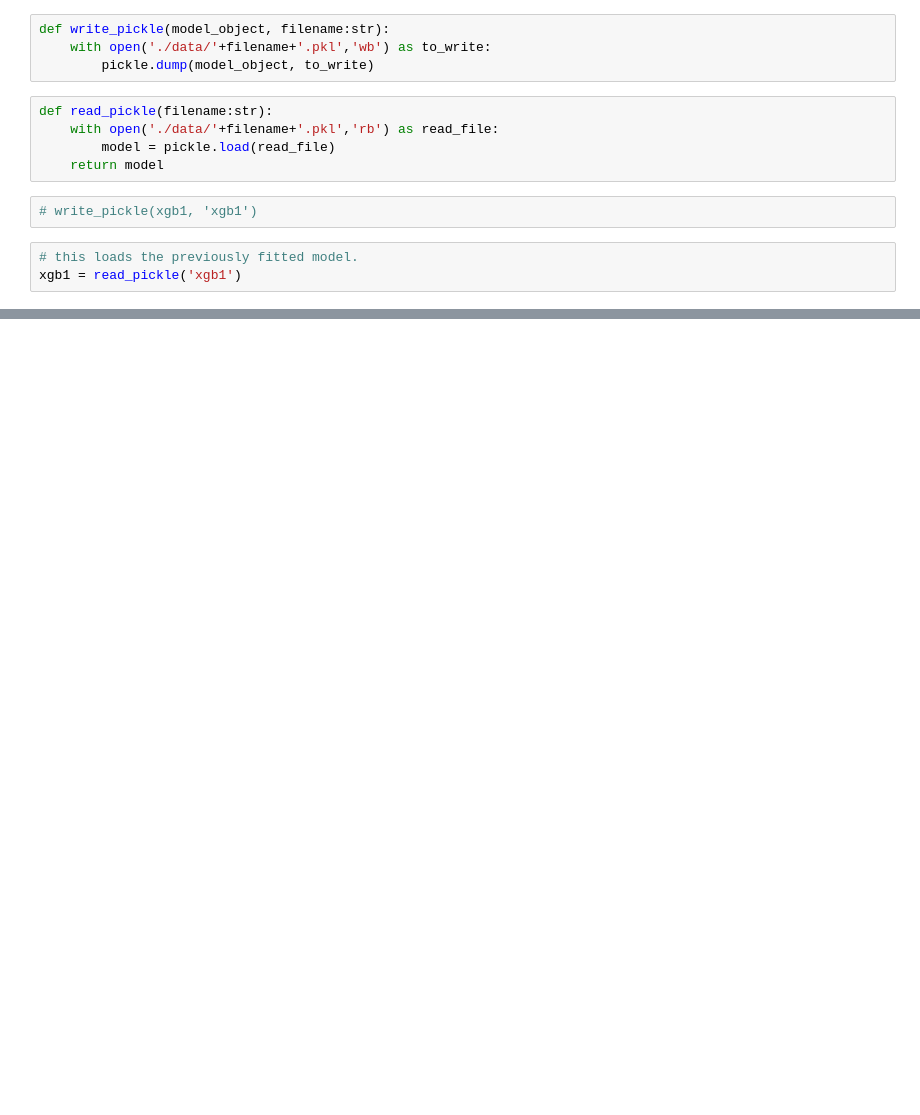
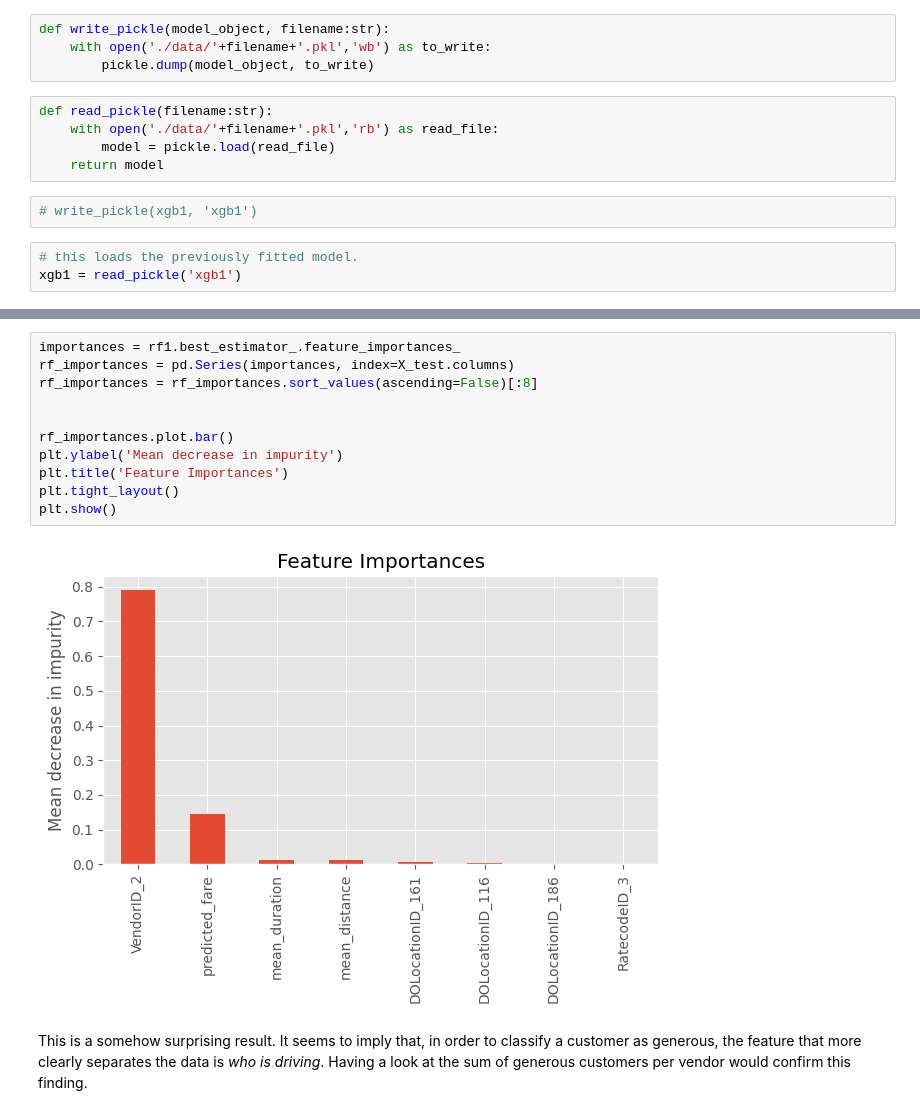
Before and after one commit to jiug/ML-model-to-predict-generous-customers, a Jupyter notebook: ML model to predict generous customers.ipynb, the cells around one changed output, grey strips where cells are left out. Cells and saved outputs as stored; diff of their text form; blank space fills up the shorter version.

```diff
--- a/ML model to predict generous customers.ipynb
+++ b/ML model to predict generous customers.ipynb
@@ -830,0 +938,15 @@ xgb1.best_params_
+# %%
+importances = rf1.best_estimator_.feature_importances_
+rf_importances = pd.Series(importances, index=X_test.columns)
+rf_importances = rf_importances.sort_values(ascending=False)[:8]
+
+
+rf_importances.plot.bar()
+plt.ylabel('Mean decrease in impurity')
+plt.title('Feature Importances')
+plt.tight_layout()
+plt.show()
+# %% [output]
+[figure, added]
+# %% [markdown]
+This is a somehow surprising result. It seems to imply that, in order to classify a customer as generous, the feature that more clearly separates the data is *who is driving*. Having a look at the sum of generous customers per vendor would confirm this finding.
```
Also changed, not shown: parts of 27 cells of this notebook, 1 other file.
